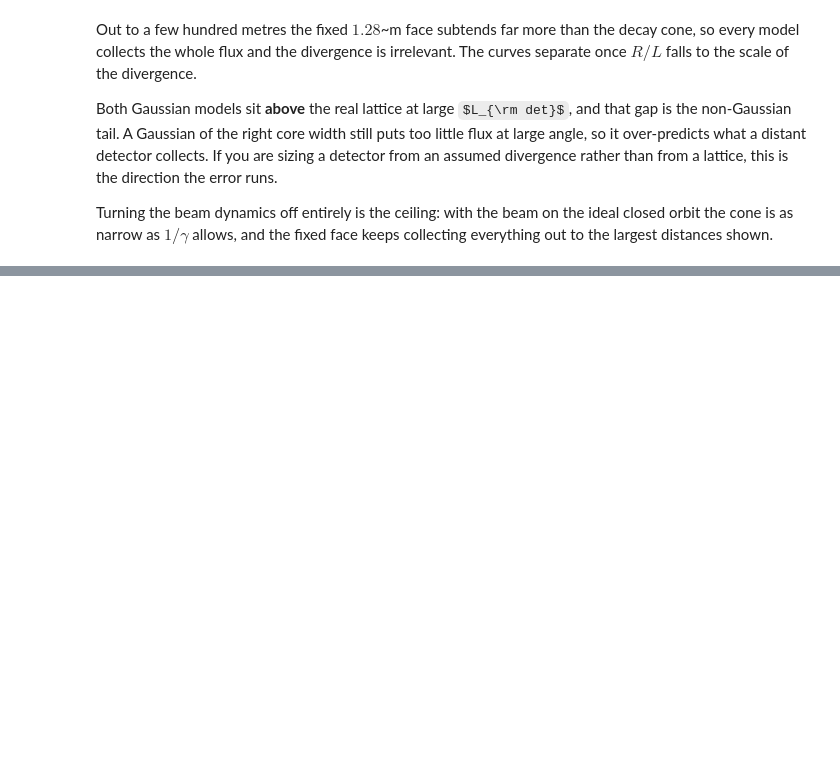
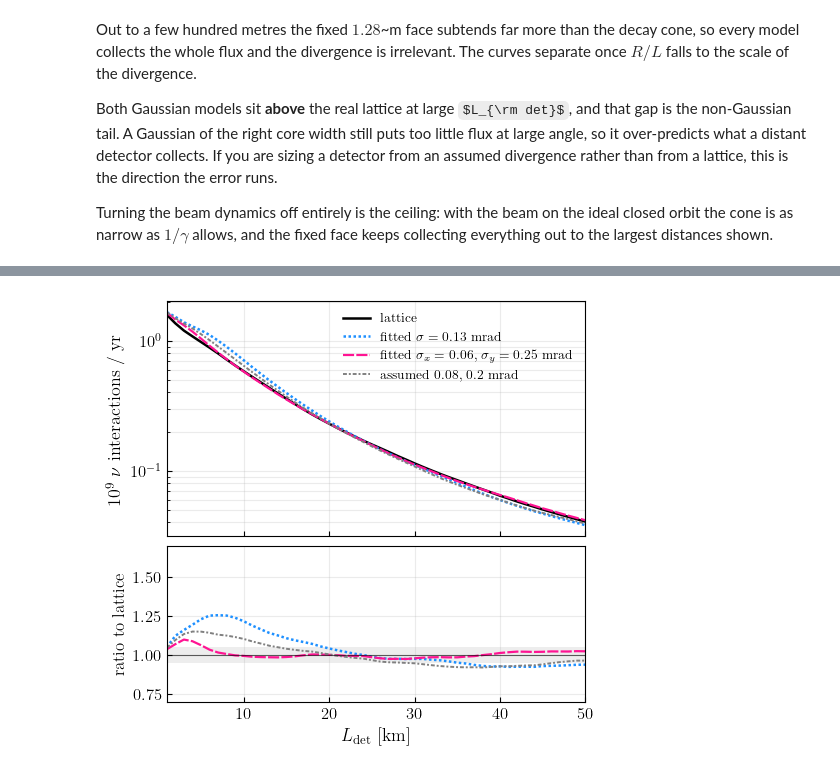
Before and after one commit to jchoi55/MINT, a Jupyter notebook: MINT_examples/collider_ring.ipynb, the cells around one changed output, grey strips where cells are left out. Cells and saved outputs as stored; diff of their text form; code cells hidden in the pictures; some formulas as TeX source; blank space fills up the shorter version.

```diff
--- a/MINT_examples/collider_ring.ipynb
+++ b/MINT_examples/collider_ring.ipynb
@@ -1394,0 +1485,40 @@ face keeps collecting everything out to the largest distances shown.
+# %%
+FITTED = [
+    ("lattice", None, "black", "-", 1.8),
+    (rf"fitted $\sigma={SIG_ISO*1e3:.2f}$ mrad", (SIG_ISO, SIG_ISO),
+     "dodgerblue", (0, (1, 1)), 1.8),
+    (rf"fitted $\sigma_x={SIG_X*1e3:.2f}$, $\sigma_y={SIG_Y*1e3:.2f}$ mrad",
+     (SIG_X, SIG_Y), "deeppink", (0, (5, 1)), 1.6),
+    (r"assumed $0.08$, $0.2$ mrad", (0.8e-4, 2.0e-4), "grey", (0, (2, 1, 1, 1)), 1.4),
+]
+
+curves = {}
+for lbl, pars, *_ in FITTED:
+    curves[lbl] = lattice_curve if pars is None else rate_curve(ring_with_divergence(*pars))
+
+fig, (ax, axr) = plt.subplots(2, 1, figsize=(5.4, 5.2), sharex=True,
+                              gridspec_kw={"hspace": 0.05, "height_ratios": [3, 2]})
+for lbl, _, c, ls, lw in FITTED:
+    ax.plot(D_FIT / 1e5, curves[lbl] / 1e9, color=c, ls=ls, lw=lw, label=lbl)
+    if lbl != "lattice":
+        axr.plot(D_FIT / 1e5, curves[lbl] / lattice_curve, color=c, ls=ls, lw=lw)
+
+ax.set_yscale("log")
+ax.set_ylabel(r"$10^9$ $\nu$ interactions / yr", fontsize=13)
+ax.legend(frameon=False, fontsize=9.5)
+ax.tick_params(which="both", direction="in", labelsize=12)
+ax.grid(which="both", alpha=0.25)
+
+axr.axhline(1.0, color="black", lw=0.8, alpha=0.6)
+axr.fill_between([1, 50], 0.95, 1.05, color="black", alpha=0.07, lw=0)
+axr.set_ylim(0.7, 1.7)
+axr.set_xlim(1, 50)
+axr.set_xlabel(r"$L_{\rm det}$ [km]", fontsize=13)
+axr.set_ylabel("ratio to lattice", fontsize=12)
+axr.tick_params(which="both", direction="in", labelsize=12)
+axr.grid(which="both", alpha=0.25)
+
+fig.subplots_adjust(hspace=0.05)
+fig.savefig("plots/nu_rate_gaussian_fit.pdf", dpi=300, bbox_inches="tight")
+# %% [output]
+[figure, added]
```
Also changed, not shown: parts of 15 cells of this notebook, 32 other files.
